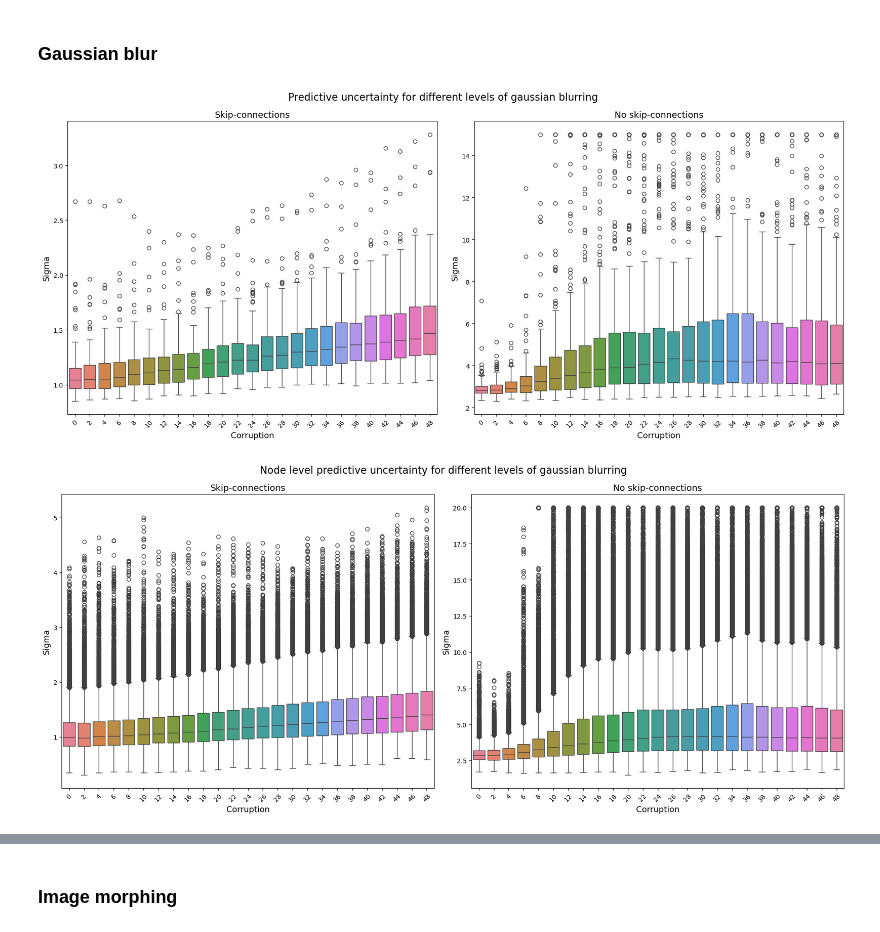
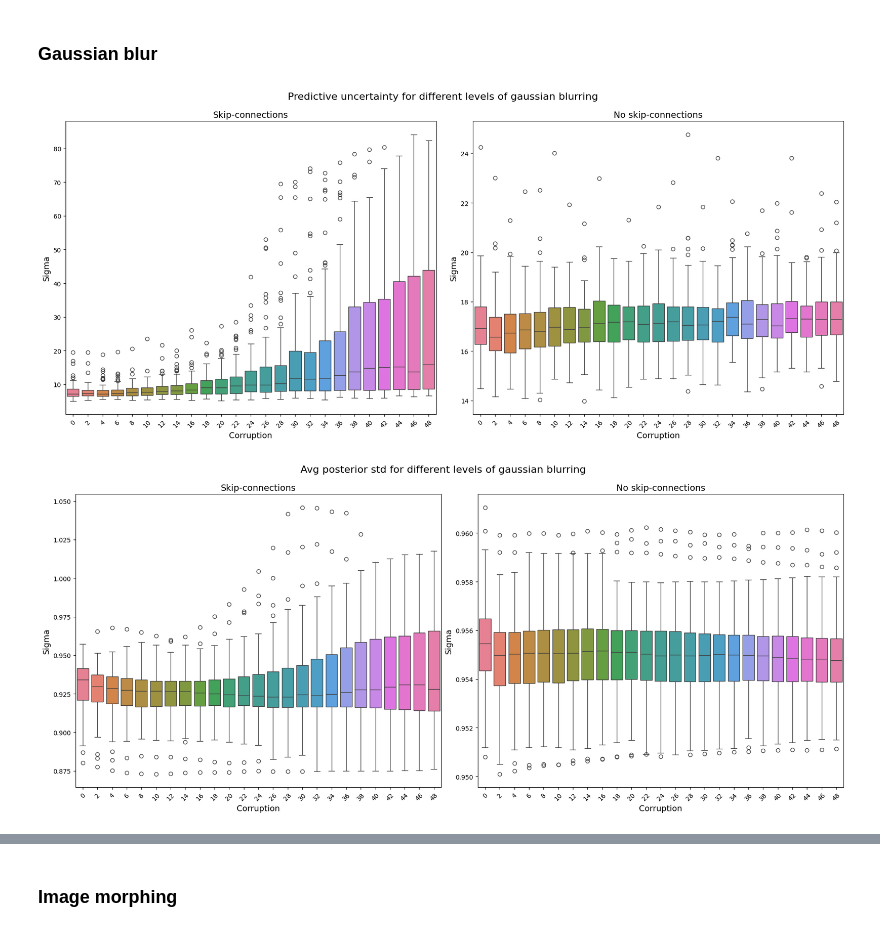
Before and after one commit to mcosarinsky/HybridGNet-uncertainty, a Jupyter notebook: Uncertainty_plots.ipynb, the cells around one changed output, grey strips where cells are left out. Drawn from its saved outputs; the diff is of its cells as text; code cells hidden in the pictures.

```diff
--- a/Uncertainty_plots.ipynb
+++ b/Uncertainty_plots.ipynb
@@ -110,23 +103,0 @@ Incerteza en espacio latente (sin promediar) para distintas imagenes y niveles d
-# %%
-sigmas_global_skip = defaultdict(list)
-file_path_skip = 'Datasets/Chestxray/sigmas_noise_skip.txt'
-latent_sigmas_skip = read_sigma_file(file_path_skip)
-
-sigmas_global_noskip = defaultdict(list)
-file_path_noskip = 'Datasets/Chestxray/sigmas_noise_noskip.txt'
-latent_sigmas_noskip = read_sigma_file(file_path_noskip)
-
-for val in latent_sigmas_skip.values():
-    for sigma, corr_level in zip(val['sigmas'], val['corr_levels']):
-        sigmas_global_skip[corr_level].append(sigma)
-
-for val in latent_sigmas_noskip.values():
-    for sigma, corr_level in zip(val['sigmas'], val['corr_levels']):
-        sigmas_global_noskip[corr_level].append(sigma)
-
-fig, axs = plt.subplots(1, 2, figsize=(18, 8))
-plot_global_uncertainty(sigmas_global_skip, title='Skip-connections', ax=axs[0])
-plot_global_uncertainty(sigmas_global_noskip, title='No skip-connections', ax=axs[1])
-
-fig.suptitle('Posterior std for different levels of gaussian noise', fontsize=16)
-fig.subplots_adjust(top=0.9, wspace=0.1)
@@ -144,7 +113,7 @@ for val in gblur_skip.values():
 
 for val in gblur_noskip.values():
     for sigma, corr_level in zip(val['sigmas'], val['corr_levels']):
-        sigmas_global_noskip[corr_level].append(np.clip(sigma.mean(), a_min=0, a_max=15))
+        sigmas_global_noskip[corr_level].append(sigma.mean())
 
 fig, axs = plt.subplots(1, 2, figsize=(18, 8))
 
@@ -154,25 +123,29 @@ plot_global_uncertainty(sigmas_global_noskip, title='No skip-connections', ax=ax
 fig.suptitle('Predictive uncertainty for different levels of gaussian blurring', fontsize=16)
 fig.subplots_adjust(top=0.9, wspace=0.1)
 # %% [output]
-[figure, old version]
+[figure, new version]
 # %%
 sigmas_global_skip = defaultdict(list)
+file_path_skip = 'Outputs/Predictions/Skip/Corrupted/Blurring/gaussian'
+latent_sigmas_skip = read_sigma_files(file_path_skip)
+
 sigmas_global_noskip = defaultdict(list)
+file_path_noskip = 'Outputs/Predictions/NoSkip/Corrupted/Blurring/gaussian'
+latent_sigmas_noskip = read_sigma_files(file_path_noskip)
 
-for val in gblur_skip.values():
+for val in latent_sigmas_skip.values():
     for sigma, corr_level in zip(val['sigmas'], val['corr_levels']):
-        sigmas_global_skip[corr_level].append(sigma)
+        sigmas_global_skip[corr_level].append(sigma.mean())
 
-for val in gblur_noskip.values():
+for val in latent_sigmas_noskip.values():
     for sigma, corr_level in zip(val['sigmas'], val['corr_levels']):
-        sigmas_global_noskip[corr_level].append(np.clip(sigma, a_min=0, a_max=20))
+        sigmas_global_noskip[corr_level].append(sigma.mean())
 
 fig, axs = plt.subplots(1, 2, figsize=(18, 8))
-
 plot_global_uncertainty(sigmas_global_skip, title='Skip-connections', ax=axs[0])
 plot_global_uncertainty(sigmas_global_noskip, title='No skip-connections', ax=axs[1])
 
-fig.suptitle('Node level predictive uncertainty for different levels of gaussian blurring', fontsize=16)
+fig.suptitle('Avg posterior std for different levels of gaussian blurring', fontsize=16)
 fig.subplots_adjust(top=0.9, wspace=0.1)
 # %% [output]
-[figure, old version]
+[figure, new version]
```
Also changed, not shown: parts of 17 cells of this notebook, 20 other files.
